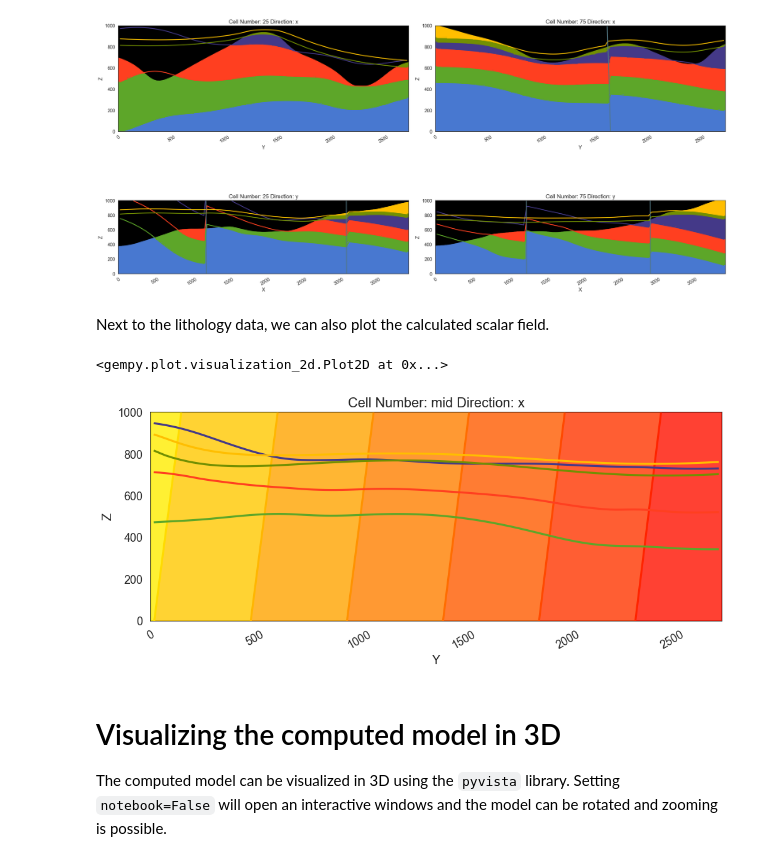
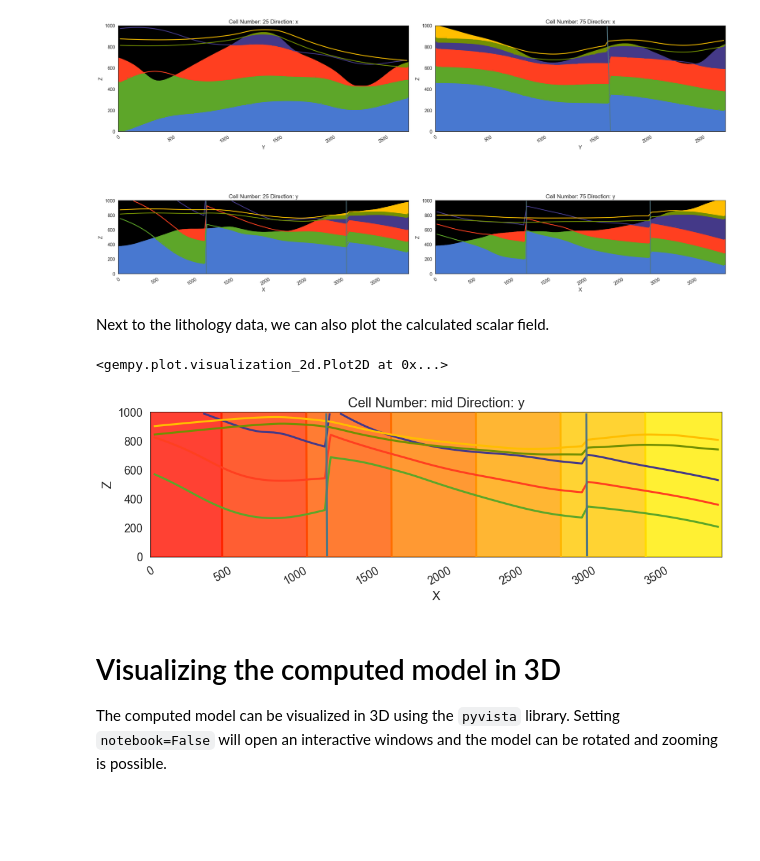
Before and after one commit to cgre-aachen/gemgis_data, a Jupyter notebook: notebooks/04_faulted_layers/example03_faulted_layers.ipynb, the cells around one changed output. Cells and saved outputs as stored; diff of their text form; code cells hidden in the pictures; blank space fills up the shorter version.

```diff
--- a/notebooks/04_faulted_layers/example03_faulted_layers.ipynb
+++ b/notebooks/04_faulted_layers/example03_faulted_layers.ipynb
@@ -665,13 +665,13 @@ gp.plot_2d(geo_model, direction=['x', 'x', 'y', 'y'], cell_number=[25, 75, 25, 7
 # %% [output]
 <gempy.plot.visualization_2d.Plot2D at 0x...>
 [figure]
-# %% [markdown]
-Next to the lithology data, we can also plot the calculated scalar field.
-# %%
-gp.plot_2d(geo_model, direction='x', show_data=False, show_scalar=True, show_lith=False)
-# %% [output]
-<gempy.plot.visualization_2d.Plot2D at 0x...>
-[figure, removed]
+# %% [markdown]
+Next to the lithology data, we can also plot the calculated scalar field.
+# %%
+gp.plot_2d(geo_model, direction='y', show_data=False, show_scalar=True, show_lith=False)
+# %% [output]
+<gempy.plot.visualization_2d.Plot2D at 0x...>
+[figure, added]
 # %% [markdown]
 <a id='visualizing-the-computed-model-in-3d'></a>
 
```
Also changed, not shown: parts of 30 cells of this notebook.
